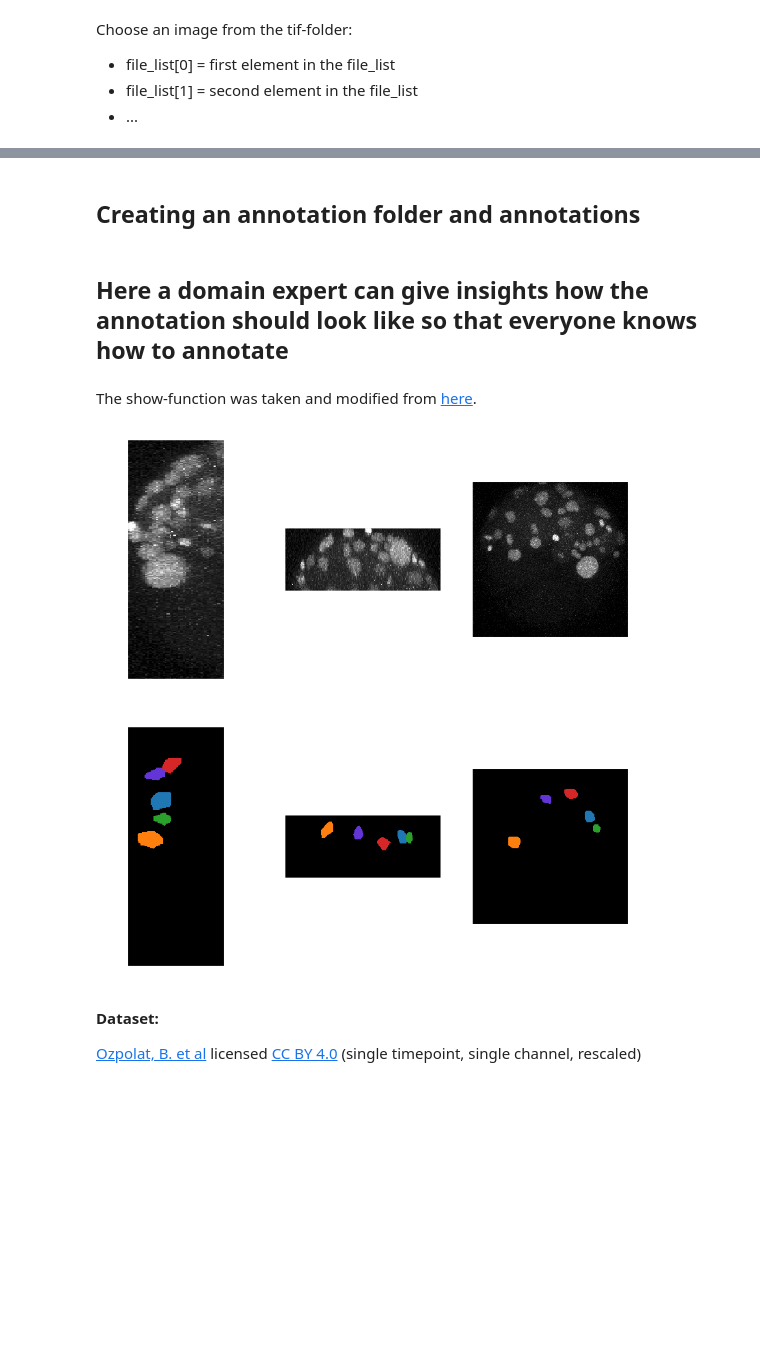
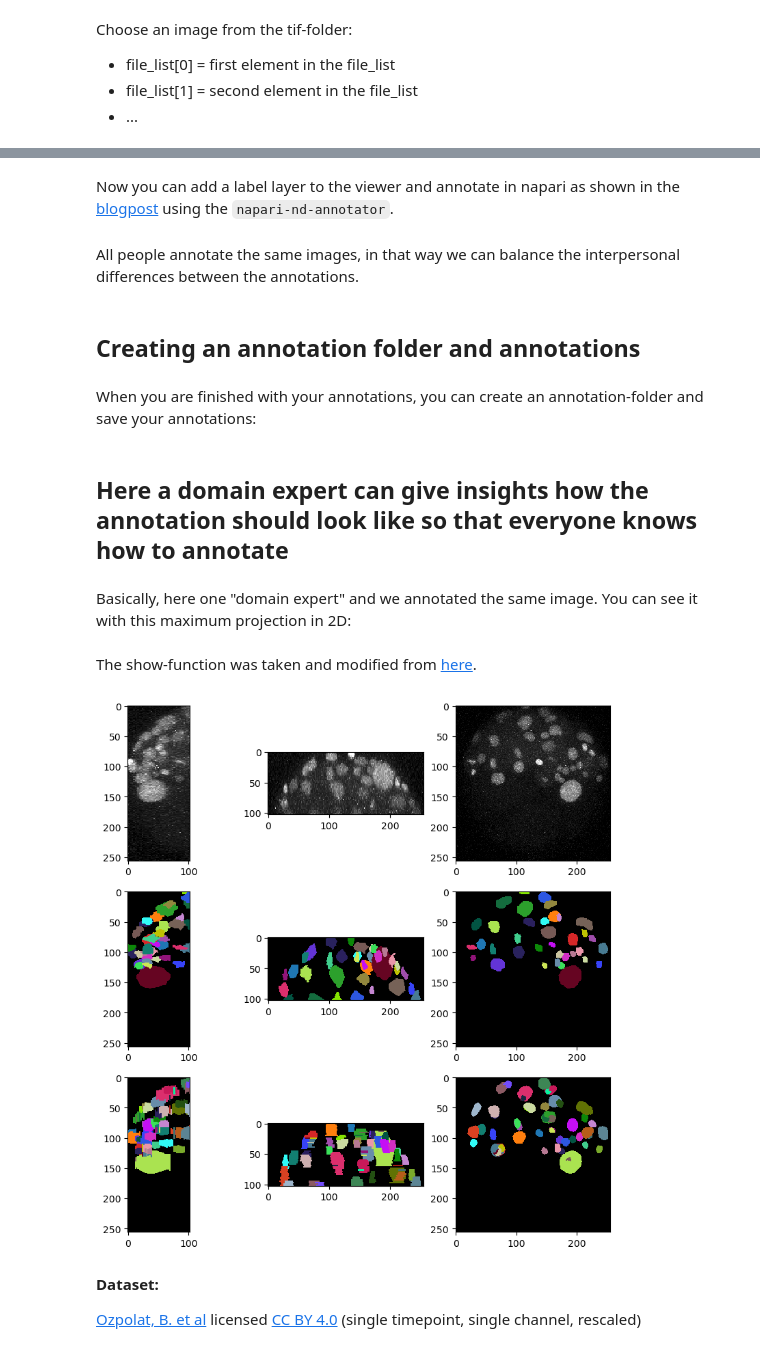
Before and after one commit to BiAPoL/Annotation-in-3D-blogpost, a Jupyter notebook: notebooks/Annotation template.ipynb, the cells around one changed output, grey strips where cells are left out. Cells and saved outputs as stored; diff of their text form; code cells hidden in the pictures; blank space fills up the shorter version.

Commit message:
add cohen's kappa to annotation template

```diff
--- a/notebooks/Annotation template.ipynb
+++ b/notebooks/Annotation template.ipynb
@@ -26,6 +30,6 @@ imshow(img)
 # %%
 #read in tif-image
-tif_folder = "data/1_preprocessed/"
+tif_folder = "../data/1_preprocessed/"
 # %%
 #append directory and sort
 def get_sorted_image_list(directory):
@@ -56,3 +70,9 @@ Now you can add a label layer in the viewer and annotate in napari as shown in t
+# %% [markdown]
+Now you can add a label layer to the viewer and annotate in napari as shown in the [blogpost](https://focalplane.biologists.com/2023/02/28/annotating-3d-images-in-napari/) using the `napari-nd-annotator`.
+# %% [markdown]
+All people annotate the same images, in that way we can balance the interpersonal differences between the annotations.
 # %% [markdown]
 ## Creating an annotation folder and annotations
+# %% [markdown]
+When you are finished with your annotations, you can create an annotation-folder and save your annotations:
 # %%
@@ -62,12 +82,15 @@ annotation_folder = "data/2_annotations/NAME/"
 os.makedirs(annotation_folder, exist_ok=True)
 # %% [markdown]
 ## Here a domain expert can give insights how the annotation should look like so that everyone knows how to annotate
+# %% [markdown]
+Basically, here one "domain expert" and we annotated the same image. You can see it with this maximum projection in 2D:
 # %% [markdown]
 The show-function was taken and modified from [here](https://haesleinhuepf.github.io/BioImageAnalysisNotebooks/19_spatial_transforms/scaling.html).
 # %%
-reference_annotation = imread("data/2_annotations/manual_annotation_and_slice_interpolation.tif")
+reference_annotation = imread("../data/2_annotations/name/reference_annotation.tif")
+my_annotation = imread("../data/2_annotations/name/annotation_ML.tif")
 # %%
-def show(img, reference_annotation):
+def show(img, reference_annotation, my_annotation):
     """
     This function generates three projections: in X-, Y- and Z-direction and shows them.
     """
@@ -80,18 +103,25 @@ def show(img, reference_annotation):
     ref_projection_y = cle.maximum_y_projection(reference_annotation)
     ref_projection_z = cle.maximum_z_projection(reference_annotation)
 
-    fig, axs = plt.subplots(2, 3, figsize=(10, 10))
+    my_projection_x = cle.maximum_x_projection(my_annotation)
+    my_projection_y = cle.maximum_y_projection(my_annotation)
+    my_projection_z = cle.maximum_z_projection(my_annotation)
+
+    fig, axs = plt.subplots(3, 3, figsize=(10, 10))
     cle.imshow(img_projection_x, plot=axs[0,0], labels=False)
     cle.imshow(img_projection_y, plot=axs[0,1], labels=False)
     cle.imshow(img_projection_z, plot=axs[0,2], labels=False)
     cle.imshow(ref_projection_x, plot=axs[1,0], labels=True)
     cle.imshow(ref_projection_y, plot=axs[1,1], labels=True)
     cle.imshow(ref_projection_z, plot=axs[1,2], labels=True)
+    cle.imshow(my_projection_x, plot=axs[2,0], labels=True)
+    cle.imshow(my_projection_y, plot=axs[2,1], labels=True)
+    cle.imshow(my_projection_z, plot=axs[2,2], labels=True)
     plt.show()
 # %%
-show(img, reference_annotation)
+show(img, reference_annotation, my_annotation)
 # %% [output]
-[figure, old version]
+[figure, new version]
 # %% [markdown]
 __Dataset:__
 
```
Also changed, not shown: parts of 22 cells of this notebook, 4 other files.
